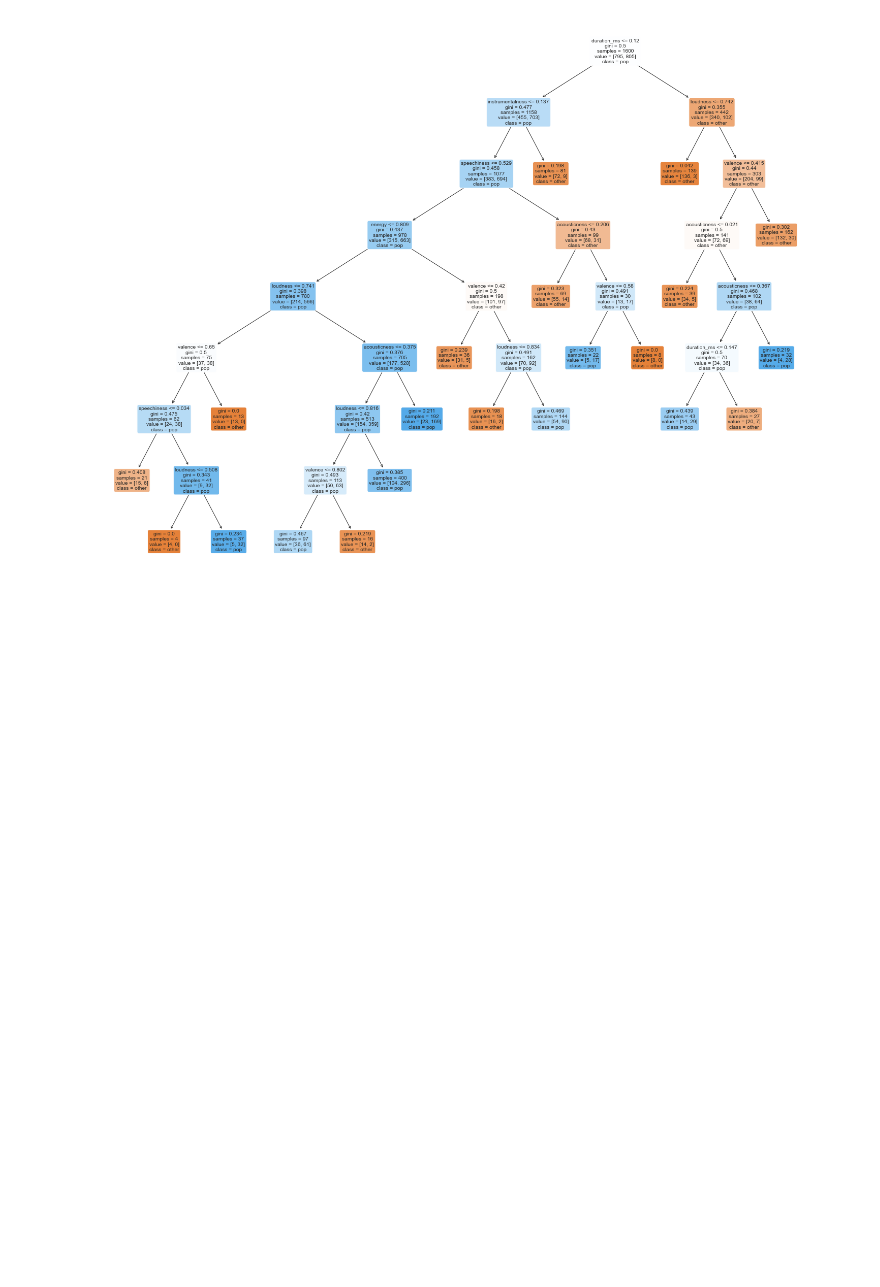
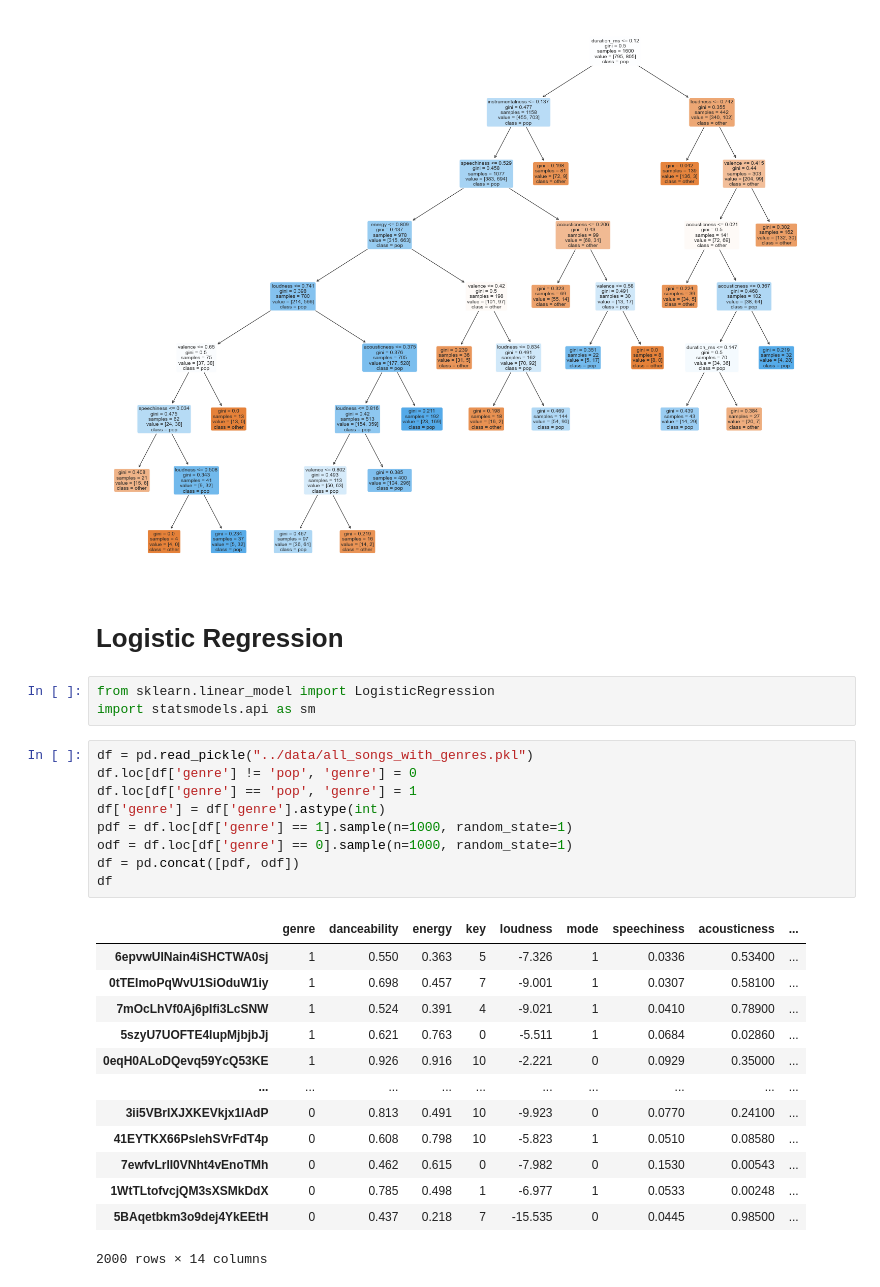
Before and after one commit to iuven1s/ds105-project, a Jupyter notebook: src/predict_genre.ipynb, the cells around one changed output. Saved outputs shown, nothing was run; the diff lists cells and outputs as text; blank space fills up the shorter version.

```diff
--- a/src/predict_genre.ipynb
+++ b/src/predict_genre.ipynb
@@ -202,3 +197,31 @@ plt.figure(figsize=(25,20))
 plot_tree(dt_clf_pruned, filled=True, rounded=True, class_names=dt_clf_pruned.classes_, feature_names=X.columns);
 # %% [output]
 [figure]
+# %% [markdown]
+# Logistic Regression
+# %%
+from sklearn.linear_model import LogisticRegression
+import statsmodels.api as sm
+# %%
+df = pd.read_pickle("../data/all_songs_with_genres.pkl")
+df.loc[df['genre'] != 'pop', 'genre'] = 0
+df.loc[df['genre'] == 'pop', 'genre'] = 1
+df['genre'] = df['genre'].astype(int)
+pdf = df.loc[df['genre'] == 1].sample(n=1000, random_state=1)
+odf = df.loc[df['genre'] == 0].sample(n=1000, random_state=1)
+df = pd.concat([pdf, odf])
+df
+# %% [output]
+|  | genre | danceability | energy | key | loudness | mode | speechiness | acousticness | ... |
+| 6epvwUINain4iSHCTWA0sj | 1 | 0.550 | 0.363 | 5 | -7.326 | 1 | 0.0336 | 0.53400 | ... |
+| 0tTEImoPqWvU1SiOduW1iy | 1 | 0.698 | 0.457 | 7 | -9.001 | 1 | 0.0307 | 0.58100 | ... |
+| 7mOcLhVf0Aj6pIfi3LcSNW | 1 | 0.524 | 0.391 | 4 | -9.021 | 1 | 0.0410 | 0.78900 | ... |
+| 5szyU7UOFTE4lupMjbjbJj | 1 | 0.621 | 0.763 | 0 | -5.511 | 1 | 0.0684 | 0.02860 | ... |
+| 0eqH0ALoDQevq59YcQ53KE | 1 | 0.926 | 0.916 | 10 | -2.221 | 0 | 0.0929 | 0.35000 | ... |
+| ... | ... | ... | ... | ... | ... | ... | ... | ... | ... |
+| 3ii5VBrIXJXKEVkjx1IAdP | 0 | 0.813 | 0.491 | 10 | -9.923 | 0 | 0.0770 | 0.24100 | ... |
+| 41EYTKX66PslehSVrFdT4p | 0 | 0.608 | 0.798 | 10 | -5.823 | 1 | 0.0510 | 0.08580 | ... |
+| 7ewfvLrlI0VNht4vEnoTMh | 0 | 0.462 | 0.615 | 0 | -7.982 | 0 | 0.1530 | 0.00543 | ... |
+| 1WtTLtofvcjQM3sXSMkDdX | 0 | 0.785 | 0.498 | 1 | -6.977 | 1 | 0.0533 | 0.00248 | ... |
+| 5BAqetbkm3o9dej4YkEEtH | 0 | 0.437 | 0.218 | 7 | -15.535 | 0 | 0.0445 | 0.98500 | ... |
+2000 rows × 14 columns
```
Also changed, not shown: parts of 7 cells of this notebook, 3 other files.
